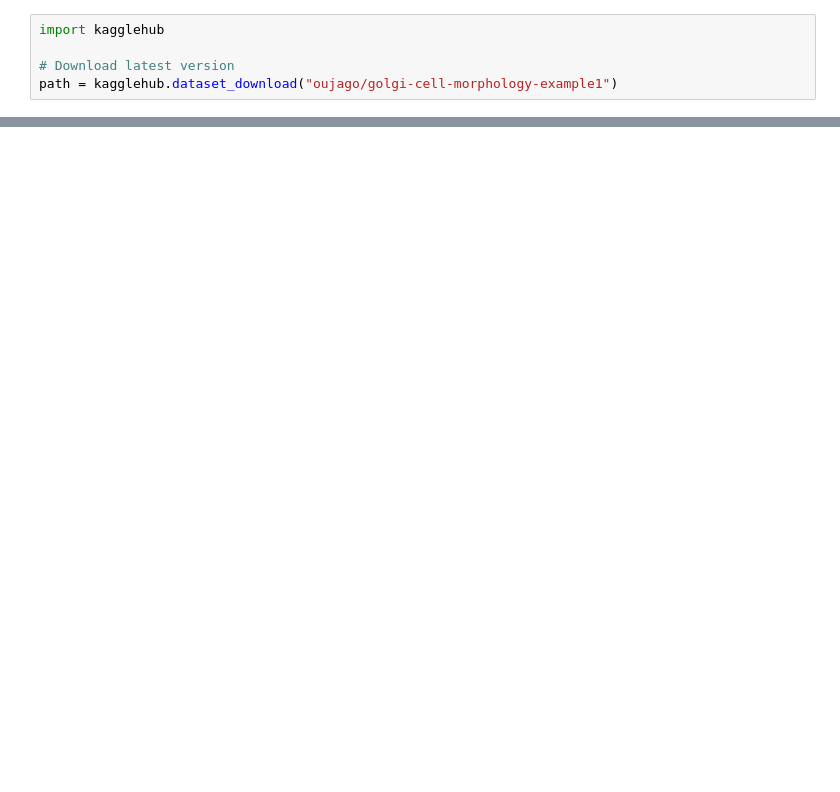
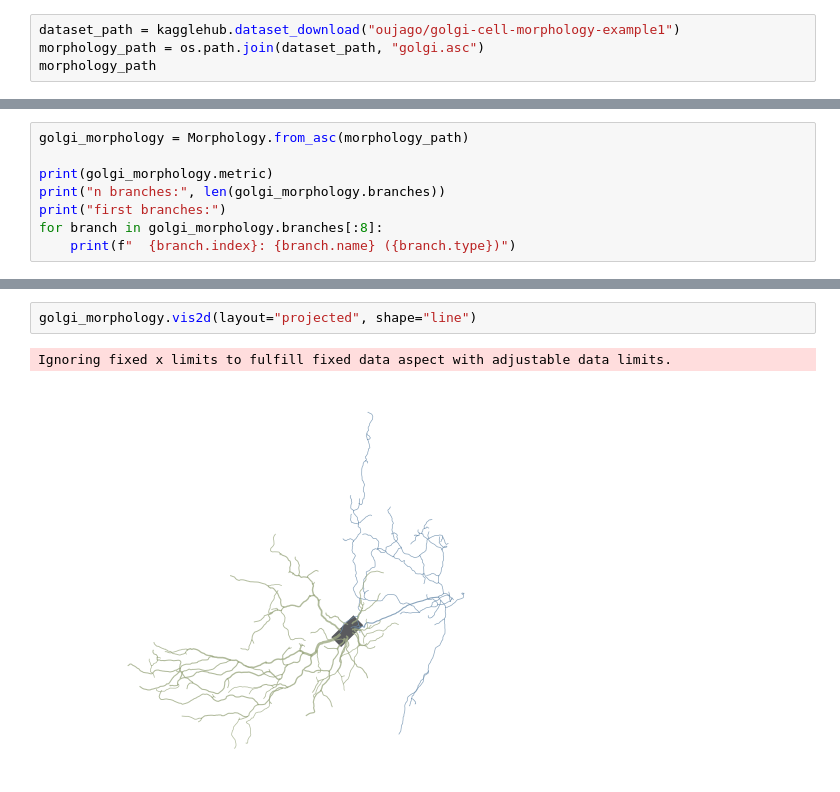
Before and after one commit to chaobrain/brain-modeling-ecosystem, a Jupyter notebook: docs/tutorials/braincell_morphological_golgi_cell.ipynb, the cells around one changed output, grey strips where cells are left out. Saved outputs shown, nothing was run; the diff lists cells and outputs as text; blank space fills up the shorter version.

```diff
--- a/docs/tutorials/braincell_morphological_golgi_cell.ipynb
+++ b/docs/tutorials/braincell_morphological_golgi_cell.ipynb
@@ -198,5 +130,4 @@ def seg_ion_params(morphology):
 # %%
-import kagglehub
-
-# Download latest version
-path = kagglehub.dataset_download("oujago/golgi-cell-morphology-example1")
+dataset_path = kagglehub.dataset_download("oujago/golgi-cell-morphology-example1")
+morphology_path = os.path.join(dataset_path, "golgi.asc")
+morphology_path
@@ -246,0 +136,8 @@ plt.show()
+# %%
+golgi_morphology = Morphology.from_asc(morphology_path)
+
+print(golgi_morphology.metric)
+print("n branches:", len(golgi_morphology.branches))
+print("first branches:")
+for branch in golgi_morphology.branches[:8]:
+    print(f"  {branch.index}: {branch.name} ({branch.type})")
@@ -246,0 +162,5 @@ plt.show()
+# %%
+golgi_morphology.vis2d(layout="projected", shape="line")
+# %% [output]
+Ignoring fixed x limits to fulfill fixed data aspect with adjustable data limits.
+[figure, added]
```
Also changed, not shown: parts of 30 cells of this notebook, 14 other files.
